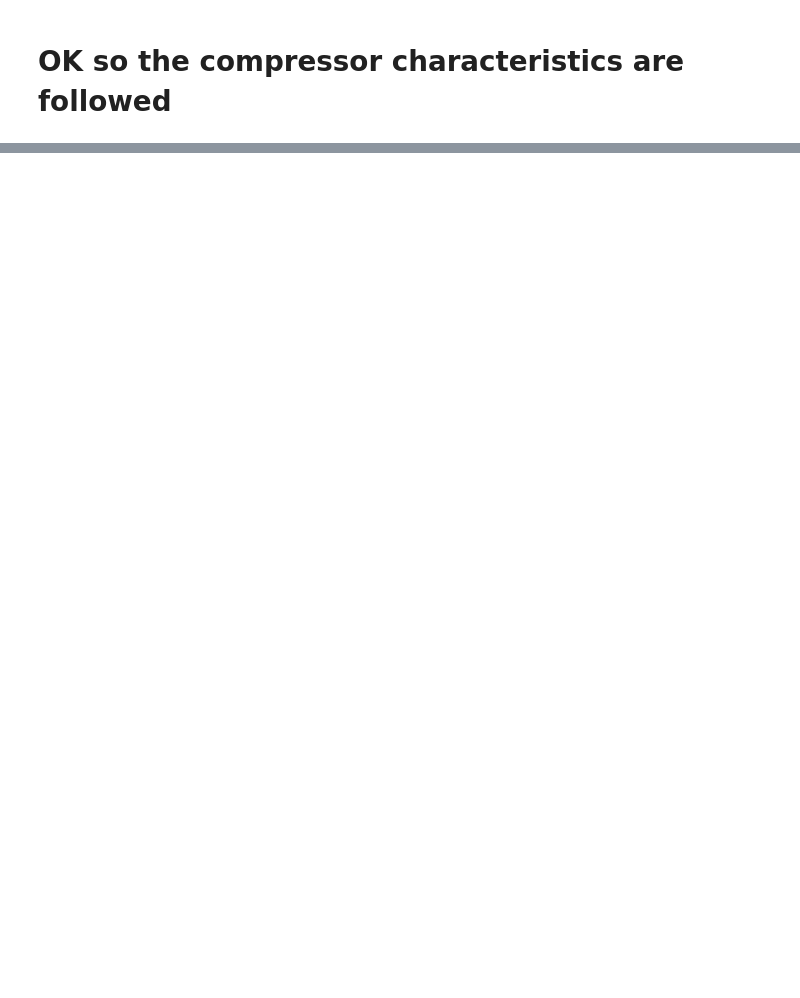
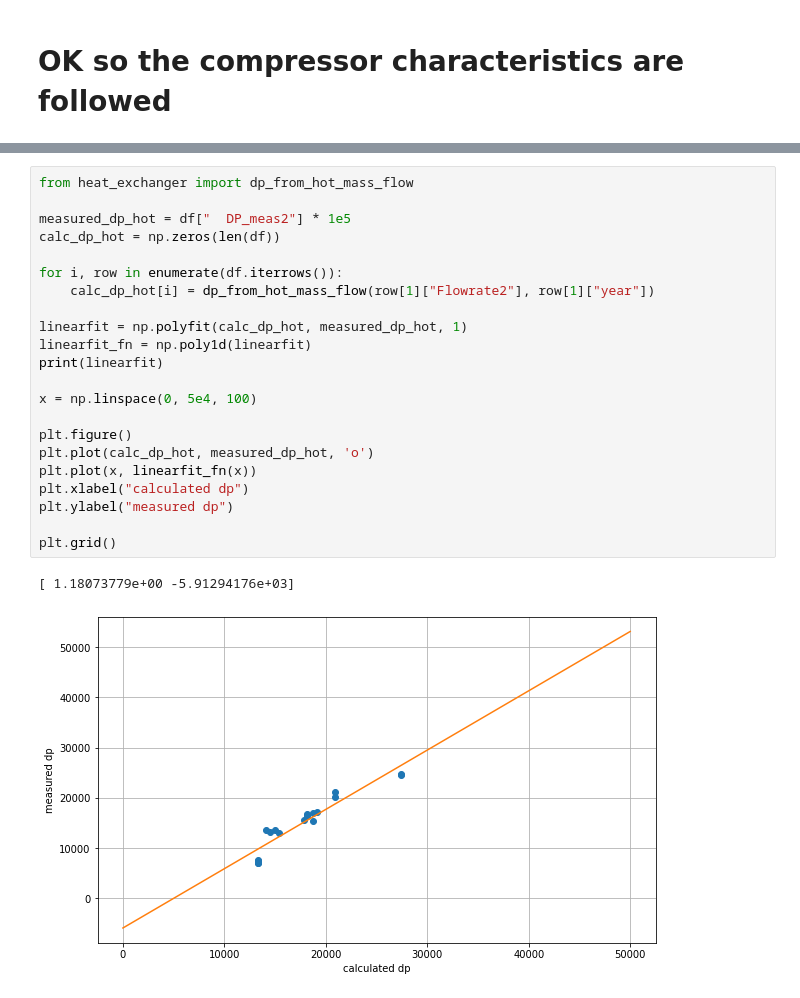
Before and after one commit to lpender3672/shell_tube_heat_exchanger, a Jupyter notebook: src/analysis.ipynb, the cells around one changed output, grey strips where cells are left out. Drawn from its saved outputs; the diff is of its cells as text; blank space fills up the shorter version.

```diff
--- a/src/analysis.ipynb
+++ b/src/analysis.ipynb
@@ -125,0 +166,25 @@ plt.show()
+# %%
+from heat_exchanger import dp_from_hot_mass_flow
+
+measured_dp_hot = df["  DP_meas2"] * 1e5
+calc_dp_hot = np.zeros(len(df))
+
+for i, row in enumerate(df.iterrows()):
+    calc_dp_hot[i] = dp_from_hot_mass_flow(row[1]["Flowrate2"], row[1]["year"])
+
+linearfit = np.polyfit(calc_dp_hot, measured_dp_hot, 1)
+linearfit_fn = np.poly1d(linearfit)
+print(linearfit)
+
+x = np.linspace(0, 5e4, 100)
+
+plt.figure()
+plt.plot(calc_dp_hot, measured_dp_hot, 'o')
+plt.plot(x, linearfit_fn(x))
+plt.xlabel("calculated dp")
+plt.ylabel("measured dp")
+
+plt.grid()
+# %% [output]
+[ 1.18073779e+00 -5.91294176e+03]
+[figure, added]
```
Also changed, not shown: parts of 8 cells of this notebook, 3 other files.
